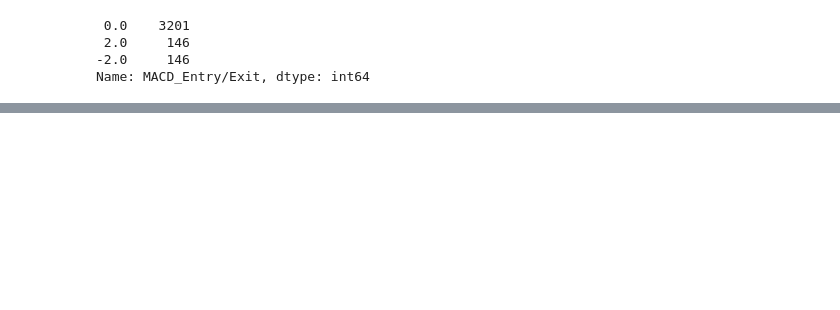
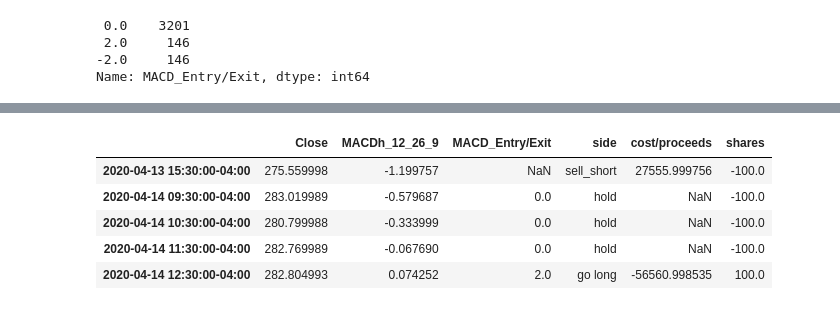
Before and after one commit to Kgross2/Group2_Project2, a Jupyter notebook: easy_street_trading_algoritm.ipynb, the cells around one changed output, grey strips where cells are left out. Cells and saved outputs as stored; diff of their text form; code cells hidden in the pictures; blank space fills up the shorter version.

```diff
--- a/easy_street_trading_algoritm.ipynb
+++ b/easy_street_trading_algoritm.ipynb
@@ -262,0 +258,72 @@ See the caveats in the documentation: https://pandas.pydata.org/pandas-docs/stab
+# %%
+#Implement the MACD trading signal where we always are long or short the market
+
+# Initialize trade_type column to track buys and sells
+macd_df["side"] = np.nan
+
+# Initialize a cost/proceeds column for recording trade metrics
+macd_df["cost/proceeds"] = np.nan
+
+# Initialize share size and accumulated shares
+share_size = 200
+short_share_size = -share_size
+accumulated_shares = 0
+
+# Initialize variable to hold previous price
+previous_price = 0
+
+# Loop through the Pandas DataFrame and initiate a trade at each iteration
+for index, row in macd_df.iterrows():
+    # initiate a position at the period start. We are looking to short if the MACD histogram has a negative value (indicating bearish market momentum), or go long if it is positive. We devide the share size by 2 to establish a beginning position.
+    # All subsequent trades will wind up simultaneously closing the existing position and establish a new position going the other way; so the accumulated_shares position should always be 1/2 of the share size.
+
+    if previous_price == 0:
+        if starting_market_sentement == "bearish":
+            macd_df.loc[index, "side"] = "sell_short"
+            macd_df.loc[index, "cost/proceeds"] = (row["Close"] * share_size / 2)
+            accumulated_shares += short_share_size /2
+            macd_df.loc[index, "shares"] = accumulated_shares
+        else:
+            macd_df.loc[index, "side"] = "go long"
+            macd_df.loc[index, "cost/proceeds"] = -(row["Close"] * share_size / 2)
+            accumulated_shares += share_size / 2
+            macd_df.loc[index, "shares"] = accumulated_shares
+
+    # Go long if the Entry/Exit Signal is greater than 0
+    elif row["MACD_Entry/Exit"] > 0:
+        macd_df.loc[index, "side"] = "go long"
+        macd_df.loc[index, "cost/proceeds"] = -(row["Close"] * share_size)
+        accumulated_shares += share_size
+        macd_df.loc[index, "shares"] = accumulated_shares
+
+    # sell short if the Entry/Exit signal is less than 0
+    elif row["MACD_Entry/Exit"] < 0:
+        macd_df.loc[index, "side"] = "sell_short"
+        macd_df.loc[index, "cost/proceeds"] = (row["Close"] * share_size)
+        accumulated_shares += short_share_size
+        macd_df.loc[index, "shares"] = accumulated_shares
+
+    # hold if the current day's price is equal to the previous day's price
+    else:
+        macd_df.loc[index, "side"] = "hold"
+        macd_df.loc[index, "shares"] = accumulated_shares
+
+    # update the previous_price to the current row's price
+    previous_price = row["Close"]
+
+    # if the index is the last index of the DataFrame, close the position
+    if index == macd_df.index[-1]:
+        macd_df.loc[index, "side"] = "close_position"
+        if accumulated_shares < 0:
+            macd_df.loc[index, "cost/proceeds"] = row["Close"] * accumulated_shares
+            accumulated_shares = 0;
+            macd_df.loc[index, "shares"] = accumulated_shares
+
+macd_df.head()
+# %% [output]
+|  | Close | MACDh_12_26_9 | MACD_Entry/Exit | side | cost/proceeds | shares |
+| 2020-04-13 15:30:00-04:00 | 275.559998 | -1.199757 | NaN | sell_short | 27555.999756 | -100.0 |
+| 2020-04-14 09:30:00-04:00 | 283.019989 | -0.579687 | 0.0 | hold | NaN | -100.0 |
+| 2020-04-14 10:30:00-04:00 | 280.799988 | -0.333999 | 0.0 | hold | NaN | -100.0 |
+| 2020-04-14 11:30:00-04:00 | 282.769989 | -0.067690 | 0.0 | hold | NaN | -100.0 |
+| 2020-04-14 12:30:00-04:00 | 282.804993 | 0.074252 | 2.0 | go long | -56560.998535 | 100.0 |
```
Also changed, not shown: parts of 8 cells of this notebook.
